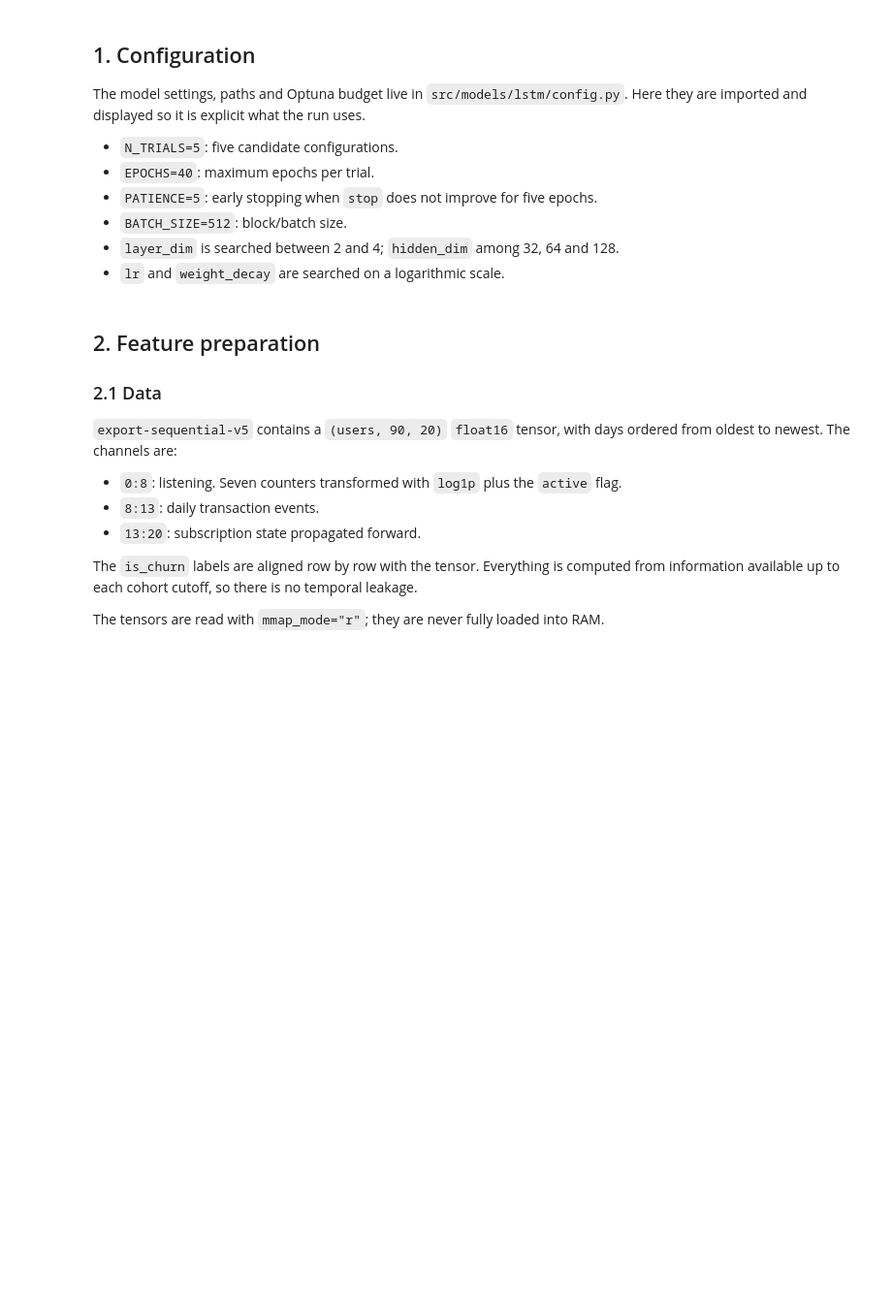
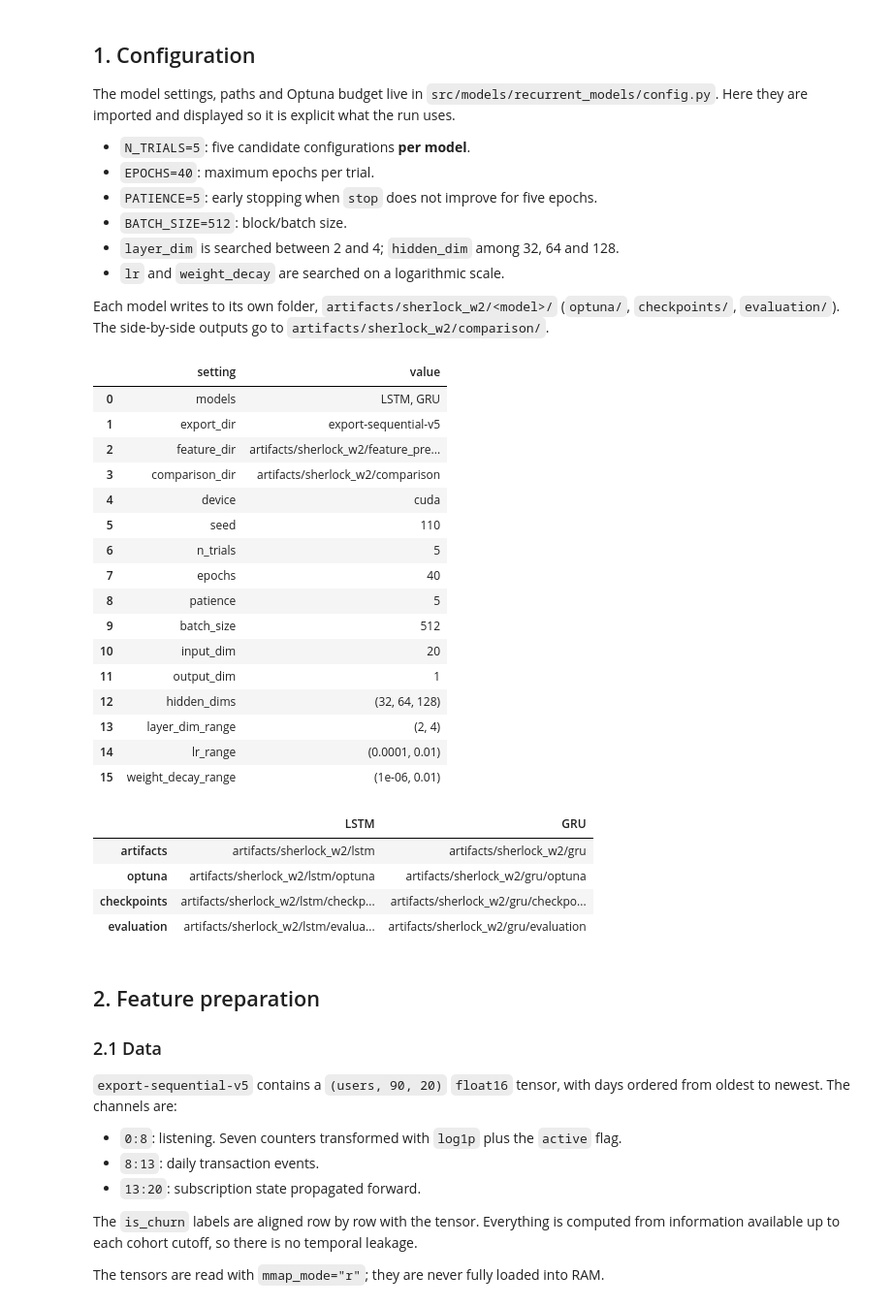
Before and after one commit to NicolasKappuru/customer-churn-prediction, a Jupyter notebook: workshops/w2/w2_neural_models.ipynb, the cells around one changed output. Shown at 97% size. Saved outputs shown, nothing was run; the diff lists cells and outputs as text; code cells hidden in the pictures; blank space fills up the shorter version.

```diff
--- a/workshops/w2/w2_neural_models.ipynb
+++ b/workshops/w2/w2_neural_models.ipynb
@@ -17,73 +17,101 @@ This is a single model, with no global model state and no multi-model comparison
 # %% [markdown]
 ## 1. Configuration
 
-The model settings, paths and Optuna budget live in `src/models/lstm/config.py`. Here they are imported and displayed so it is explicit what the run uses.
+The model settings, paths and Optuna budget live in `src/models/recurrent_models/config.py`. Here they are imported and displayed so it is explicit what the run uses.
 
-- `N_TRIALS=5`: five candidate configurations.
+- `N_TRIALS=5`: five candidate configurations **per model**.
 - `EPOCHS=40`: maximum epochs per trial.
 - `PATIENCE=5`: early stopping when `stop` does not improve for five epochs.
 - `BATCH_SIZE=512`: block/batch size.
 - `layer_dim` is searched between 2 and 4; `hidden_dim` among 32, 64 and 128.
 - `lr` and `weight_decay` are searched on a logarithmic scale.
+
+Each model writes to its own folder, `artifacts/sherlock_w2/<model>/` (`optuna/`, `checkpoints/`, `evaluation/`). The side-by-side outputs go to `artifacts/sherlock_w2/comparison/`.
 # %%
 from pathlib import Path
 import warnings
 
 import numpy as np
 import pandas as pd
+import matplotlib.pyplot as plt
 import torch
 from IPython.display import Image, display
 
 warnings.filterwarnings("ignore")
 
-from src.models.lstm.config import (
-    ARTIFACTS_DIR,
+from src.models.recurrent_models.config import (
     BATCH_SIZE,
-    CHECKPOINT_DIR,
     EPOCHS,
-    EVALUATION_DIR,
     EXPORT_DIR,
     FEATURE_DIR,
     HIDDEN_DIMS,
     INPUT_DIM,
     LAYER_DIM_RANGE,
     LR_RANGE,
-    MODEL_ID,
     N_TRIALS,
-    OPTUNA_DIR,
     OUTPUT_DIM,
     PATIENCE,
     SEED,
     WEIGHT_DECAY_RANGE,
+    model_dirs,
 )
-from src.models.lstm.train import resolve_device
+from src.models.recurrent_models.recurrent_classifier import GRUModel, LSTMModel
+from src.models.recurrent_models.train import resolve_device
+from src.models.evaluation.compare import COMPARISON_DIR
 
 DEVICE = resolve_device()
+
+# model_name -> model class. Every loop below iterates over this dict.
+MODELS = {"lstm": LSTMModel, "gru": GRUModel}
+
 settings = pd.DataFrame(
     [
-        ("model_id", MODEL_ID),
+        ("models", ", ".join(name.upper() for name in MODELS)),
         ("export_dir", str(EXPORT_DIR)),
         ("feature_dir", str(FEATURE_DIR)),
-        ("artifacts_dir", str(ARTIFACTS_DIR)),
-        ("evaluation_dir", str(EVALUATION_DIR)),
-        ("optuna_dir", str(OPTUNA_DIR)),
-        ("checkpoint_dir", str(CHECKPOINT_DIR)),
+        ("comparison_dir", str(COMPARISON_DIR)),
         ("device", str(DEVICE)),
         ("seed", SEED),
         ("n_trials", N_TRIALS),
         ("epochs", EPOCHS),
         ("patience", PATIENCE),
         ("batch_size", BATCH_SIZE),
         ("input_dim", INPUT_DIM),
         ("output_dim", OUTPUT_DIM),
         ("hidden_dims", HIDDEN_DIMS),
         ("layer_dim_range", LAYER_DIM_RANGE),
         ("lr_range", LR_RANGE),
         ("weight_decay_range", WEIGHT_DECAY_RANGE),
     ],
     columns=["setting", "value"],
 )
-settings
+display(settings)
+
+# Artifact folders per model.
+pd.DataFrame({name.upper(): {k: str(v) for k, v in model_dirs(name).items()} for name in MODELS})
+# %% [output]
+|  | setting | value |
+| 0 | models | LSTM, GRU |
+| 1 | export_dir | export-sequential-v5 |
+| 2 | feature_dir | artifacts/sherlock_w2/feature_pre... |
+| 3 | comparison_dir | artifacts/sherlock_w2/comparison |
+| 4 | device | cuda |
+| 5 | seed | 110 |
+| 6 | n_trials | 5 |
+| 7 | epochs | 40 |
+| 8 | patience | 5 |
+| 9 | batch_size | 512 |
+| 10 | input_dim | 20 |
+| 11 | output_dim | 1 |
+| 12 | hidden_dims | (32, 64, 128) |
+| 13 | layer_dim_range | (2, 4) |
+| 14 | lr_range | (0.0001, 0.01) |
+| 15 | weight_decay_range | (1e-06, 0.01) |
+|  | LSTM | GRU |
+| artifacts | artifacts/sherlock_w2/lstm | artifacts/sherlock_w2/gru |
+| optuna | artifacts/sherlock_w2/lstm/optuna | artifacts/sherlock_w2/gru/optuna |
+| checkpoints | artifacts/sherlock_w2/lstm/checkp... | artifacts/sherlock_w2/gru/checkpo... |
+| evaluation | artifacts/sherlock_w2/lstm/evalua... | artifacts/sherlock_w2/gru/evaluation |
 # %% [markdown]
 ## 2. Feature preparation
 
```
Also changed, not shown: parts of 20 cells of this notebook, 54 other files.
